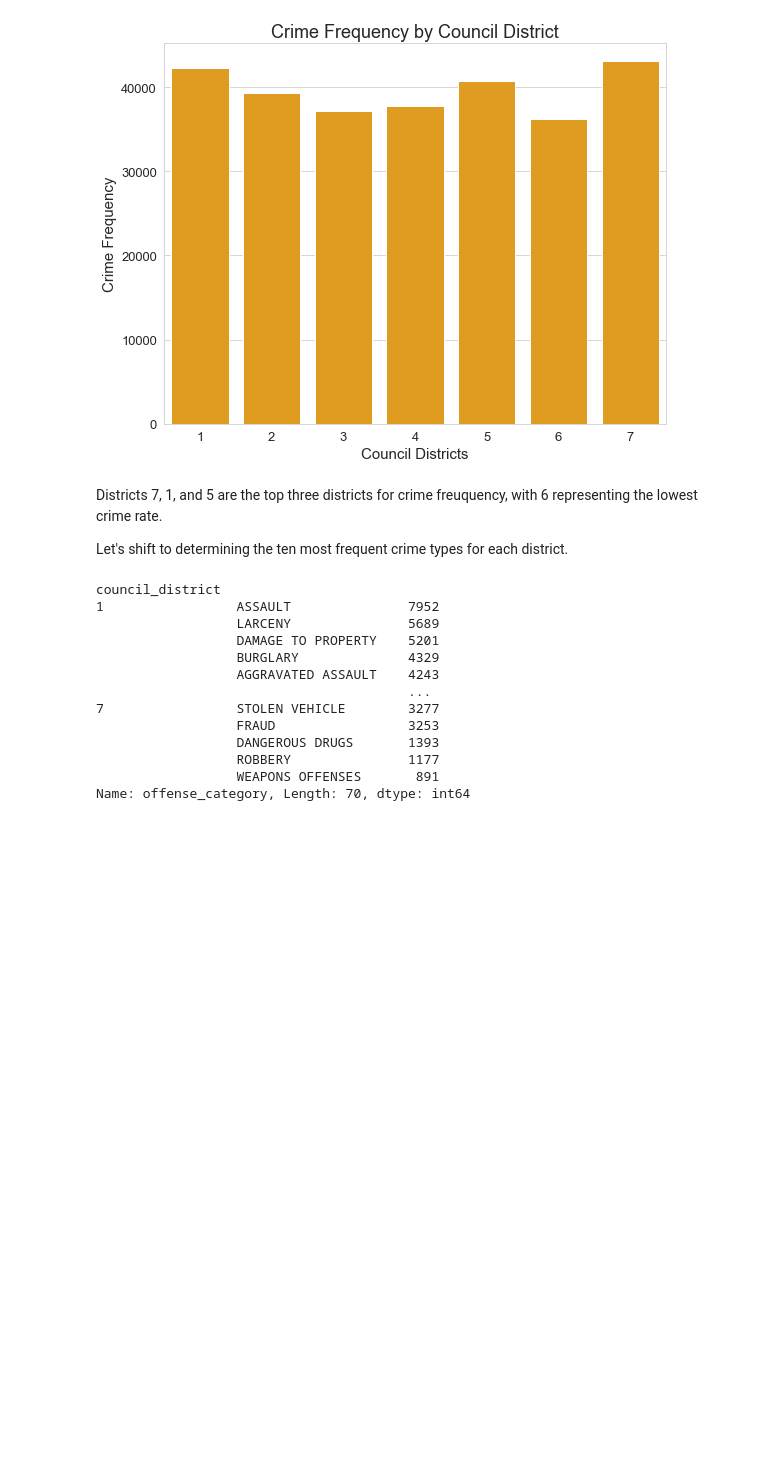
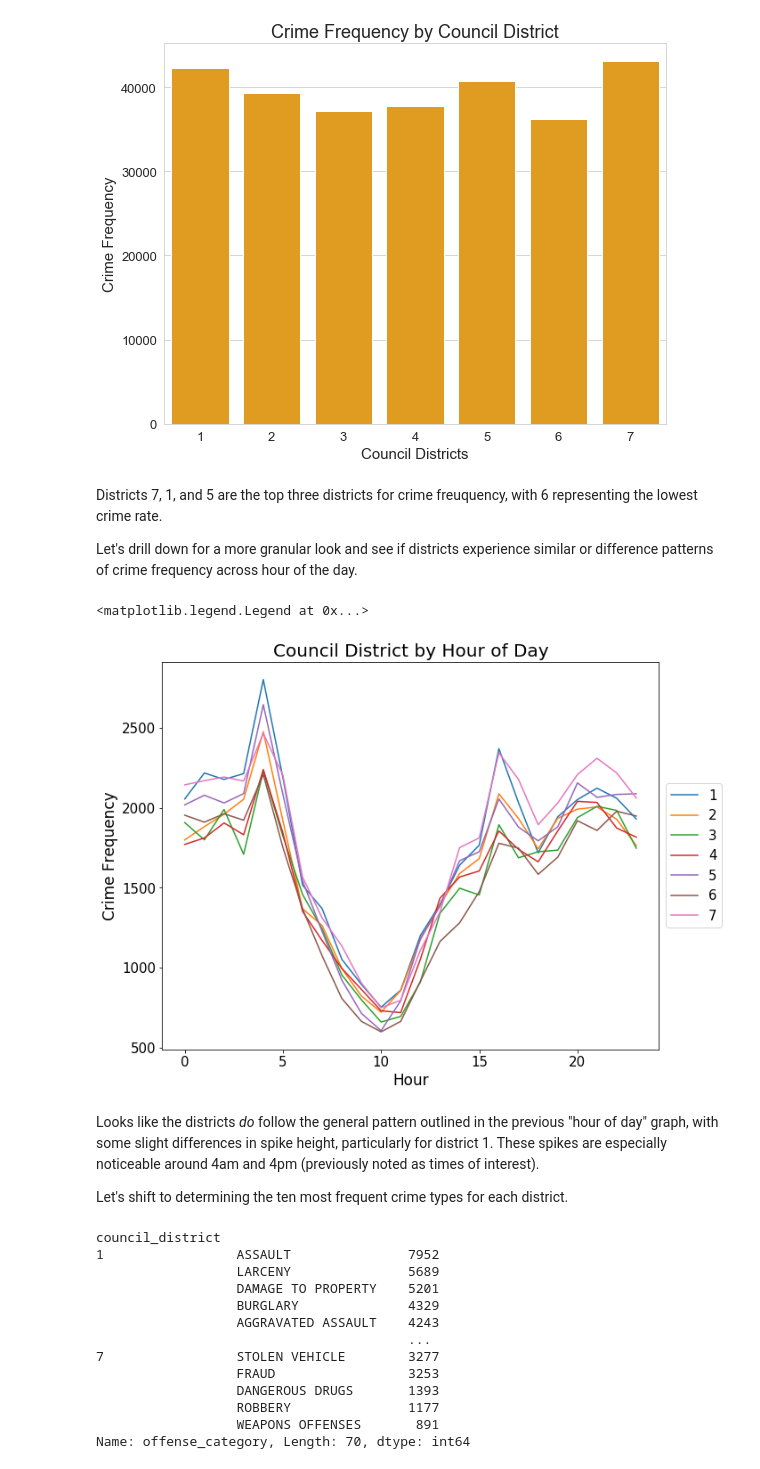
Before and after one commit to Skye80/Data-Analysis-Portfolio, a Jupyter notebook: Detroit Crime Data Analysis-checkpoint.ipynb, the cells around one changed output. Drawn from its saved outputs; the diff is of its cells as text; code cells hidden in the pictures; blank space fills up the shorter version.

```diff
--- a/Detroit Crime Data Analysis-checkpoint.ipynb
+++ b/Detroit Crime Data Analysis-checkpoint.ipynb
@@ -407,7 +434,23 @@ plt.yticks(fontsize = 13)
 # %% [markdown]
 Districts 7, 1, and 5 are the top three districts for crime freuquency, with 6 representing the lowest crime rate.
 
-Let's shift to determining the ten most frequent crime types for each district.
+Let's drill down for a more granular look and see if districts experience similar or difference patterns of crime frequency across hour of the day.
+# %%
+fig, ax = plt.subplots(figsize=(10,8))
+crimedata.groupby('hour_of_day')['council_district'].apply(lambda x: x.value_counts().head(10)).unstack().plot(ax=ax)
+plt.title('Council District by Hour of Day', fontsize = 20)
+ax.set_xlabel('Hour', fontsize = 17)
+ax.set_ylabel('Crime Frequency', fontsize = 17)
+plt.xticks(fontsize = 15)
+plt.yticks(fontsize = 15)
+plt.legend(loc='center left', bbox_to_anchor=(1, 0.5), prop={"size":15})
+# %% [output]
+<matplotlib.legend.Legend at 0x...>
+[figure, added]
+# %% [markdown]
+Looks like the districts *do* follow the general pattern outlined in the previous "hour of day" graph, with some slight  differences in spike height, particularly for district 1. These spikes are especially noticeable around 4am and 4pm (previously noted as times of interest).
+
+Let's shift to determining the ten most frequent crime types for each district.
 # %%
 crimedata.groupby('council_district')['offense_category'].apply(lambda x: x.value_counts().head(10))
 # %% [output]
```
Also changed, not shown: parts of 15 cells of this notebook.
